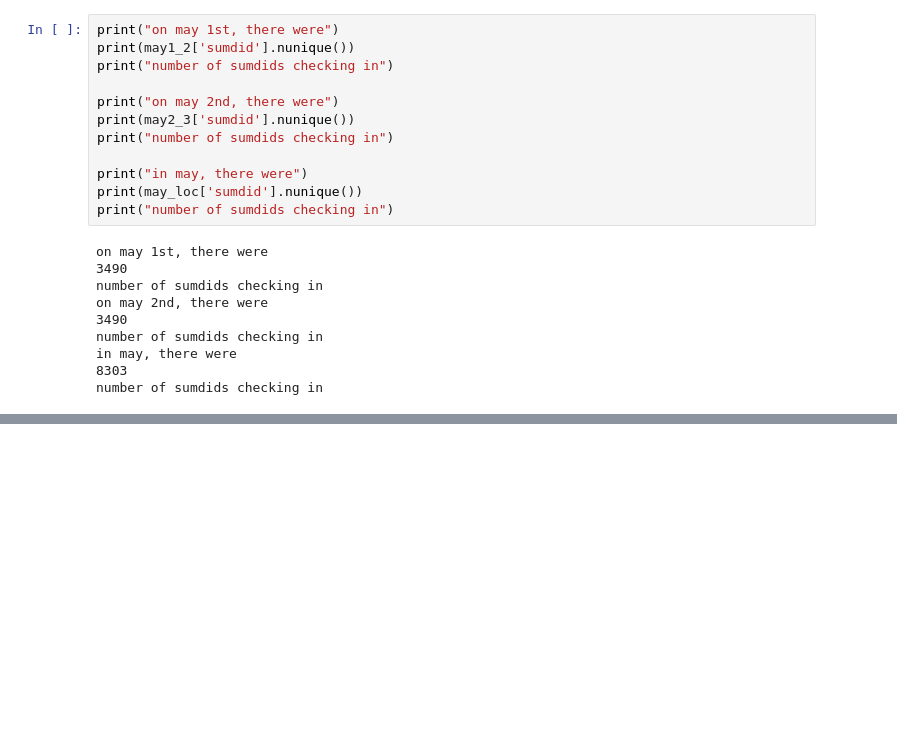
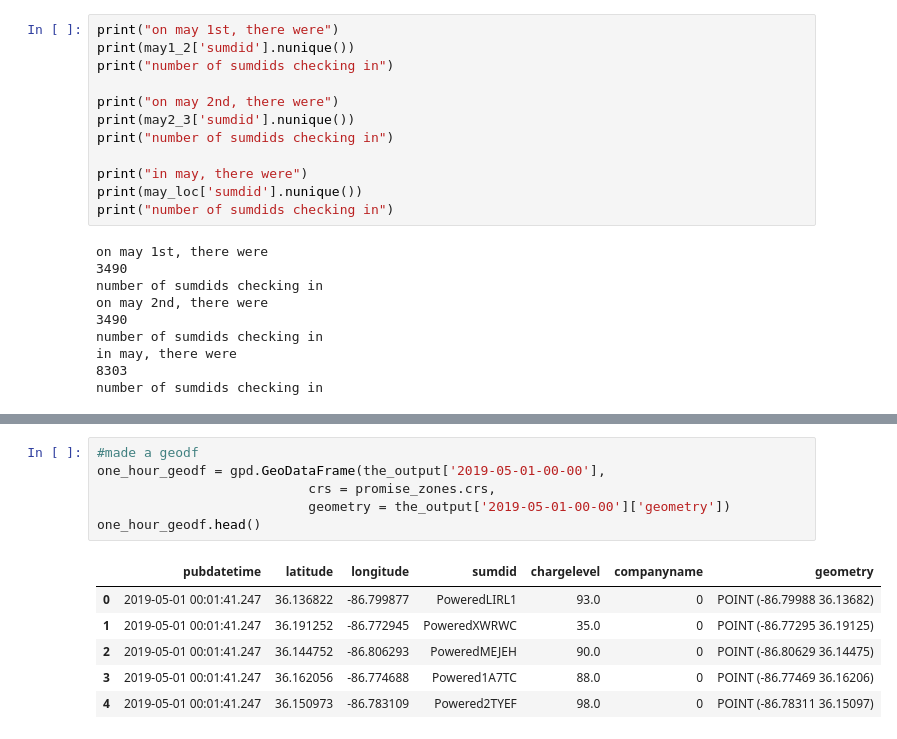
Before and after one commit to derektprice/mapping_scooters_nashville_python, a Jupyter notebook: notebooks/eda_scootin_thru_data.ipynb, the cells around one changed output, grey strips where cells are left out. Drawn from its saved outputs; the diff is of its cells as text; blank space fills up the shorter version.

```diff
--- a/notebooks/eda_scootin_thru_data.ipynb
+++ b/notebooks/eda_scootin_thru_data.ipynb
@@ -228,0 +270,13 @@ print(the_output['2019-05-01'])
+# %%
+#made a geodf
+one_hour_geodf = gpd.GeoDataFrame(the_output['2019-05-01-00-00'],
+                           crs = promise_zones.crs,
+                           geometry = the_output['2019-05-01-00-00']['geometry'])
+one_hour_geodf.head()
+# %% [output]
+|  | pubdatetime | latitude | longitude | sumdid | chargelevel | companyname | geometry |
+| 0 | 2019-05-01 00:01:41.247 | 36.136822 | -86.799877 | PoweredLIRL1 | 93.0 | 0 | POINT (-86.79988 36.13682) |
+| 1 | 2019-05-01 00:01:41.247 | 36.191252 | -86.772945 | PoweredXWRWC | 35.0 | 0 | POINT (-86.77295 36.19125) |
+| 2 | 2019-05-01 00:01:41.247 | 36.144752 | -86.806293 | PoweredMEJEH | 90.0 | 0 | POINT (-86.80629 36.14475) |
+| 3 | 2019-05-01 00:01:41.247 | 36.162056 | -86.774688 | Powered1A7TC | 88.0 | 0 | POINT (-86.77469 36.16206) |
+| 4 | 2019-05-01 00:01:41.247 | 36.150973 | -86.783109 | Powered2TYEF | 98.0 | 0 | POINT (-86.78311 36.15097) |
```
Also changed, not shown: parts of 13 cells of this notebook.
